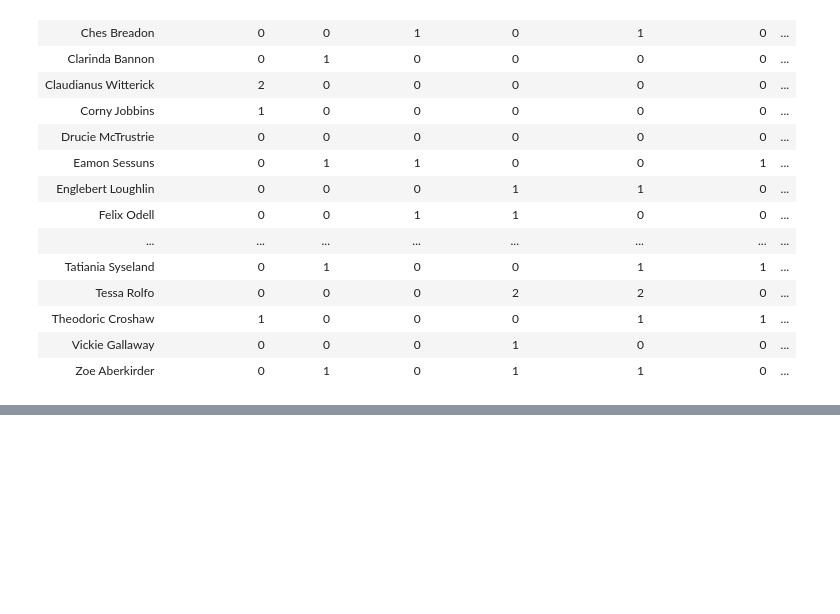
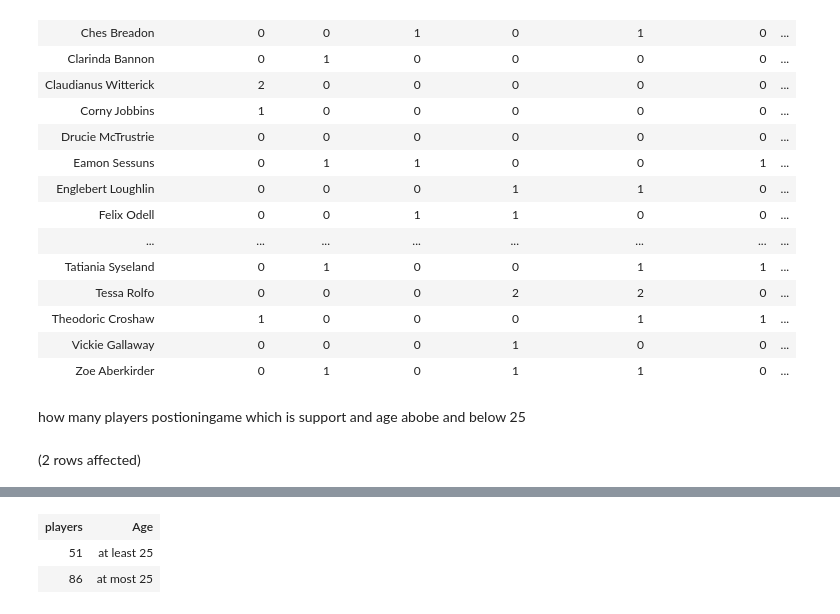
Before and after one commit to Kru301019/data-warehouse, a Jupyter notebook: task 16 coursework query.ipynb, the cells around one changed output, grey strips where cells are left out. Drawn from its saved outputs; the diff is of its cells as text; code cells hidden in the pictures; blank space fills up the shorter version.

```diff
--- a/task 16 coursework query.ipynb
+++ b/task 16 coursework query.ipynb
@@ -126,3 +126,27 @@ Total execution time: 00:00:00.047
 | Theodoric Croshaw | 1 | 0 | 0 | 0 | 1 | 1 | ... |
 | Vickie Gallaway | 0 | 0 | 0 | 1 | 0 | 0 | ... |
 | Zoe Aberkirder | 0 | 1 | 0 | 1 | 1 | 0 | ... |
+# %% [markdown]
+how many players postioningame which is support and age abobe and below 25
+# %%
+    SELECT
+        COUNT(DISTINCT  PD.PlayerRealName) AS players,'at most 25' as Age
+    FROM
+        PlayerDim PD
+    JOIN
+        PlayerInGameDim PIG ON PD.PlayerID = PIG.PlayerID
+WHERE
+    DATEDIFF(YEAR, PD.PlayerDoB, GETDATE()) <= 25 AND
+    PIG.PlayerInGamePositionInGame = 'Support'
+UNION
+    SELECT
+        COUNT(DISTINCT  PD.PlayerRealName) AS players,'at least 25' as Age
+    FROM
+        PlayerDim PD
+    JOIN
+        PlayerInGameDim PIG ON PD.PlayerID = PIG.PlayerID
+    WHERE
+        DATEDIFF(YEAR, PD.PlayerDoB, GETDATE()) > 25 AND
+        PIG.PlayerInGamePositionInGame = 'Support'
+# %% [output]
+(2 rows affected)
@@ -128,0 +154,3 @@ Total execution time: 00:00:00.047
+| players | Age |
+| 51 | at least 25 |
+| 86 | at most 25 |
```
Also changed, not shown: parts of 6 cells of this notebook, 1 other file.
